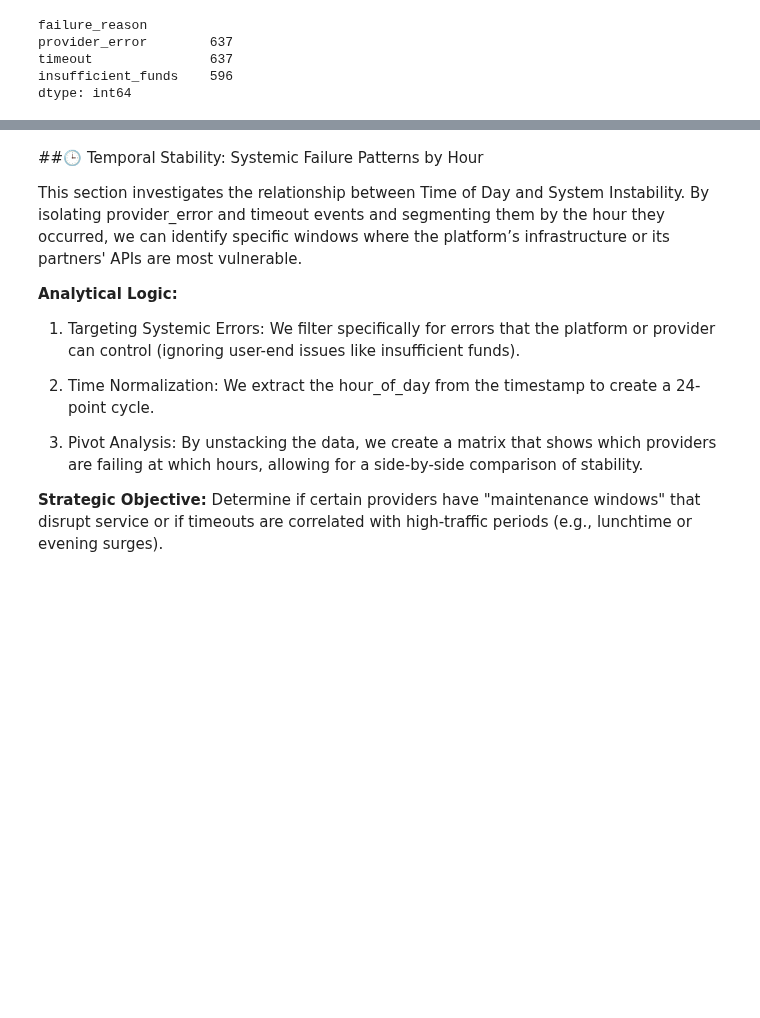
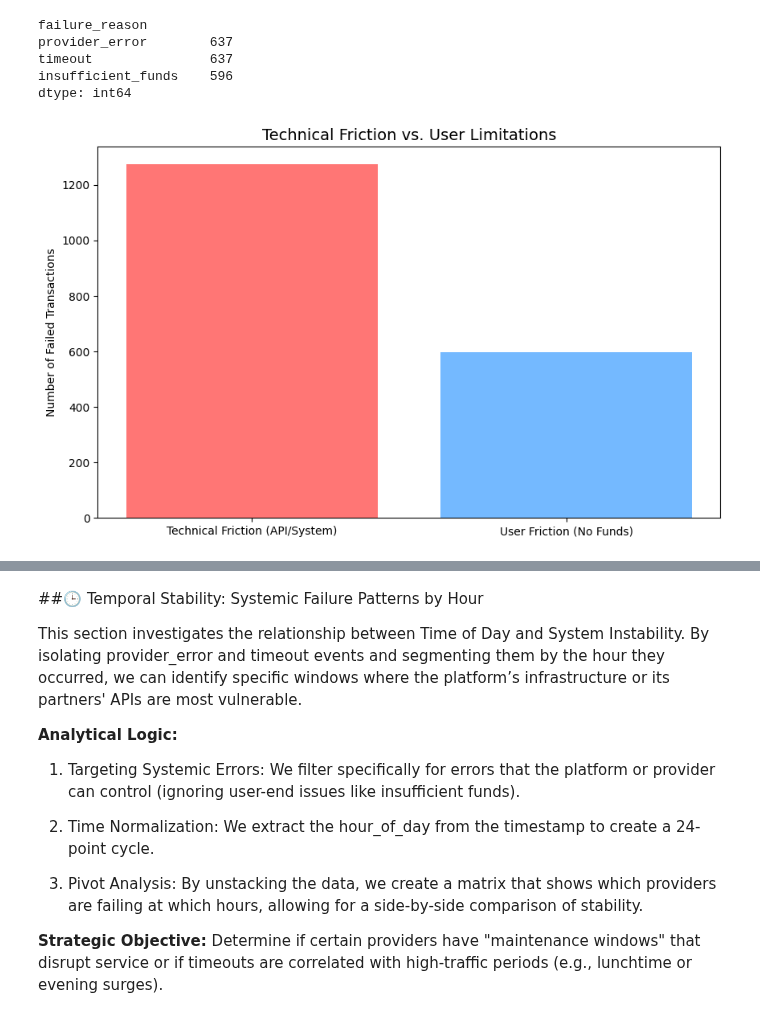
Before and after one commit to mutumaian29/payments-intelligence, a Jupyter notebook: Fraud_and_Monitoring(Project_Shield_and_Scale).ipynb, the cells around one changed output, grey strips where cells are left out. Saved outputs shown, nothing was run; the diff lists cells and outputs as text; code cells hidden in the pictures; blank space fills up the shorter version.

```diff
--- a/Fraud_and_Monitoring(Project_Shield_and_Scale).ipynb
+++ b/Fraud_and_Monitoring(Project_Shield_and_Scale).ipynb
@@ -736,3 +845,20 @@ provider_error        637
 timeout               637
 insufficient_funds    596
 dtype: int64
+# %%
+# 12. Technical vs. Logic Failures
+tech_failures = df[df['failure_reason'].isin(['provider_error', 'timeout'])]
+user_failures = df[df['failure_reason'] == 'insufficient_funds']
+
+# Simple summary for the board
+plt.figure(figsize=(10,6))
+labels = ['Technical Friction (API/System)', 'User Friction (No Funds)']
+sizes = [len(tech_failures), len(user_failures)]
+colors = ['#ff7675', '#74b9ff']
+
+plt.bar(labels, sizes, color=colors)
+plt.title('Technical Friction vs. User Limitations', fontsize=14)
+plt.ylabel('Number of Failed Transactions')
+plt.show()
+# %% [output]
+[figure, added]
```
Also changed, not shown: parts of 36 cells of this notebook.
